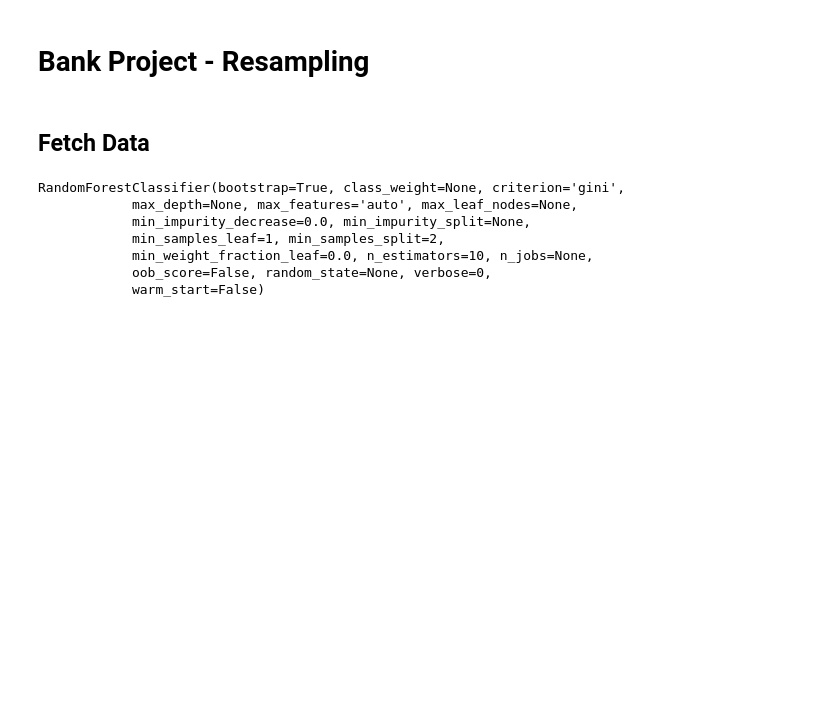
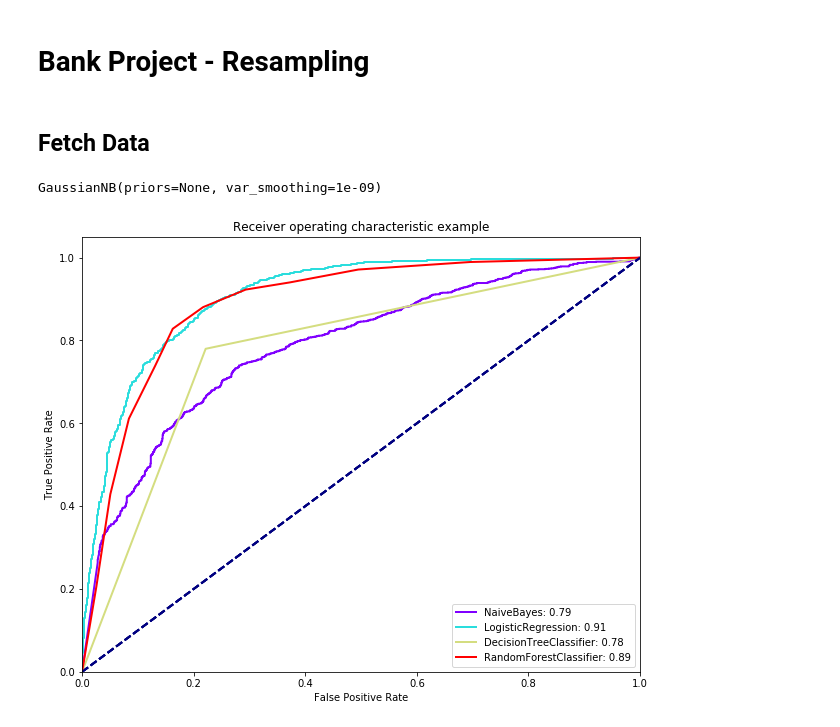
Before and after one commit to caseywasey/Bank-Marketing-Data-Set-Example-Project, a Jupyter notebook: Bank Project - Resampling.ipynb, the cells around one changed output. Saved outputs shown, nothing was run; the diff lists cells and outputs as text; code cells hidden in the pictures; blank space fills up the shorter version.

```diff
--- a/Bank Project - Resampling.ipynb
+++ b/Bank Project - Resampling.ipynb
@@ -58,21 +68,49 @@ ct = ColumnTransformer(
     [
     ("logplus1",prep.LogPlus1Transformer(),['duration','age']),
     ("campaign",prep.CampaignTransformer(),'campaign'),
+    ("balance",prep.CampaignTransformer(),'balance'),
     ('ohe',OneHotEncoder(sparse=False),cat_features)
     ]
     )
 # %%
-X_train, X_test, y_train, y_test = train_test_split(df_upsampled.drop(['y_trans'],axis=1), df_upsampled.y_trans, stratify = df_upsampled.y_trans)
+X_train, X_test, y_train, y_test = train_test_split(df_downsampled.drop(['y_trans'],axis=1), df_downsampled.y_trans, stratify = df_downsampled.y_trans)
-# %%
-from sklearn.ensemble import RandomForestClassifier
-rtree = RandomForestClassifier()
-rtree.fit(ct.fit_transform(X_train),y_train)
-# %% [output]
-RandomForestClassifier(bootstrap=True, class_weight=None, criterion='gini',
-            max_depth=None, max_features='auto', max_leaf_nodes=None,
-            min_impurity_decrease=0.0, min_impurity_split=None,
-            min_samples_leaf=1, min_samples_split=2,
-            min_weight_fraction_leaf=0.0, n_estimators=10, n_jobs=None,
-            oob_score=False, random_state=None, verbose=0,
-            warm_start=False)
+# %%
+from sklearn.ensemble import RandomForestClassifier
+from sklearn.tree import DecisionTreeClassifier
+rtree = RandomForestClassifier(class_weight='balanced')
+rtree.fit(ct.fit_transform(X_train),y_train)
+dtree = DecisionTreeClassifier(class_weight='balanced')
+dtree.fit(ct.fit_transform(X_train),y_train)
+from sklearn.linear_model import LogisticRegressionCV
+lreg = LogisticRegression( penalty='l2', solver='saga', C=1)
+lreg.fit(ct.fit_transform(X_train),y_train)
+from sklearn.naive_bayes import GaussianNB
+nbayes = GaussianNB()
+nbayes.fit(ct.fit_transform(X_train),y_train)
+# %% [output]
+GaussianNB(priors=None, var_smoothing=1e-09)
+# %%
+plt.figure(figsize=(10,8))
+from matplotlib.pyplot import cm
+color=iter(cm.rainbow(np.linspace(0,1,4)))
+model_dict = {'NaiveBayes':nbayes,'LogisticRegression':lreg,'DecisionTreeClassifier':dtree,'RandomForestClassifier':rtree}
+
+for model in model_dict.keys():
+    y_score = model_dict[model].predict_proba(ct.fit_transform(X_test))
+    fpr, tpr, thresholds = roc_curve(y_test, y_score[:, 1])
+    roc_auc = auc(fpr, tpr)
+    lw = 2
+    c = next(color)
+    plt.plot(fpr, tpr, lw=lw, color = c, label=model + ': %0.2f' % roc_auc)
+    plt.plot([0, 1], [0, 1], color='navy', lw=lw, linestyle='--')
+
+plt.xlim([0.0, 1.0])
+plt.ylim([0.0, 1.05])
+plt.xlabel('False Positive Rate')
+plt.ylabel('True Positive Rate')
+plt.title('Receiver operating characteristic example')
+plt.legend(loc="lower right")
+plt.show()
+# %% [output]
+[figure, added]
 # %%
```
Also changed, not shown: parts of 9 cells of this notebook, 2 other files.
